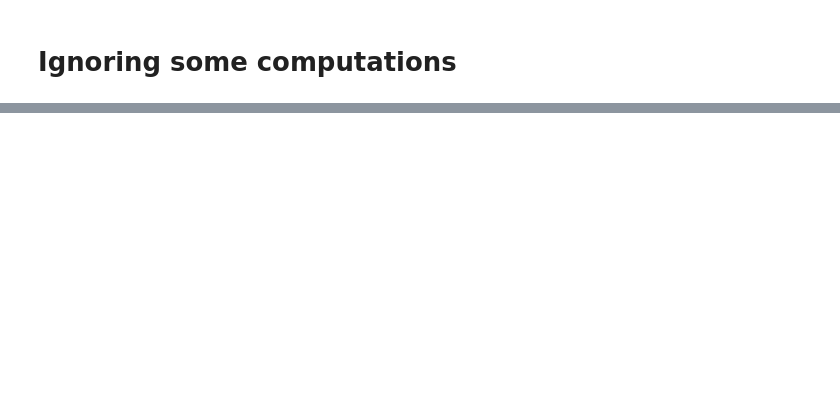
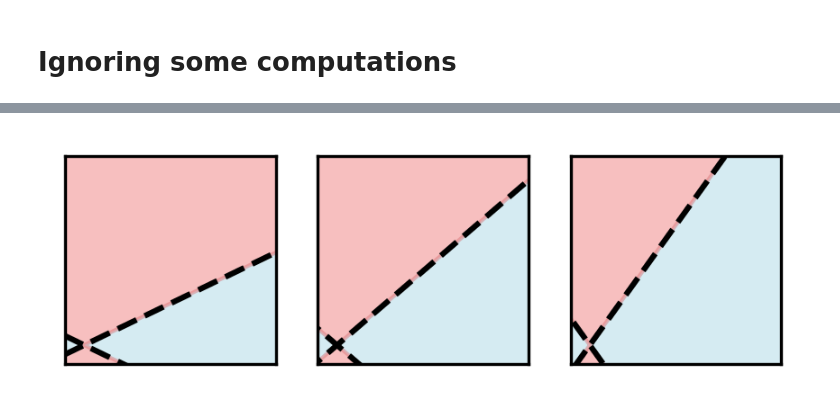
Before and after one commit to leogabac/reentrancy, a Jupyter notebook: src/notebooks/figure2.ipynb, the cells around one changed output, grey strips where cells are left out. Saved outputs shown, nothing was run; the diff lists cells and outputs as text; code cells hidden in the pictures; blank space fills up the shorter version.

```diff
--- a/src/notebooks/figure2.ipynb
+++ b/src/notebooks/figure2.ipynb
@@ -218,0 +381,16 @@ fig.savefig('/home/frieren/Dropbox/mnt/martensitepaper/magic_angle.png',dpi=300,
+# %%
+COL = 246/72
+OFFSET = 0
+
+fig, axes = plt.subplots(1, 3, figsize=(COL+OFFSET,1), dpi=300)
+
+angles = [10,30,54.73]
+
+for i,angle in enumerate(y):
+    draw_regions(axes[i], angle)
+
+fig.savefig('/home/frieren/Dropbox/mnt/martensitepaper/boxes.pdf',dpi=300,bbox_inches='tight')
+fig.savefig('/home/frieren/Dropbox/mnt/martensitepaper/boxes.png',dpi=300,bbox_inches='tight')
+plt.show()
+# %% [output]
+[figure, added]
```
Also changed, not shown: parts of 7 cells of this notebook, 4 other files.
